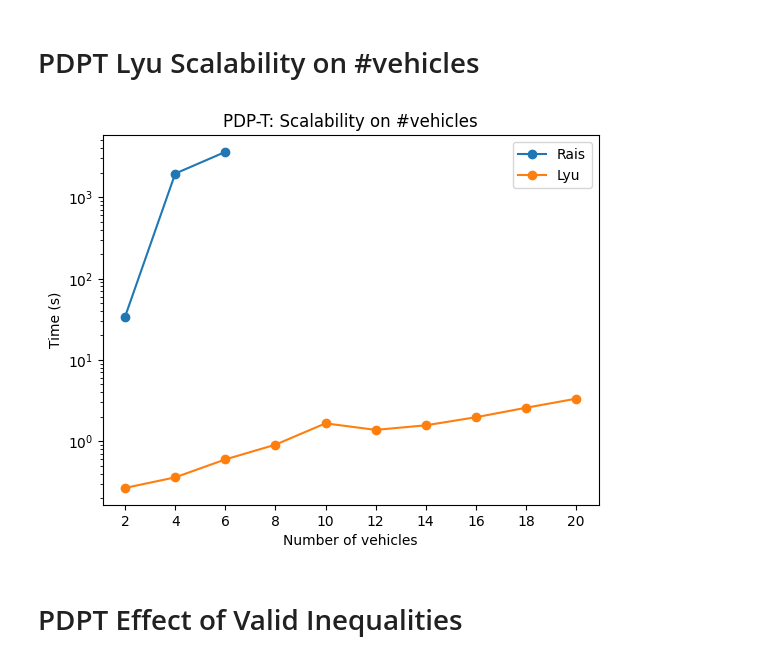
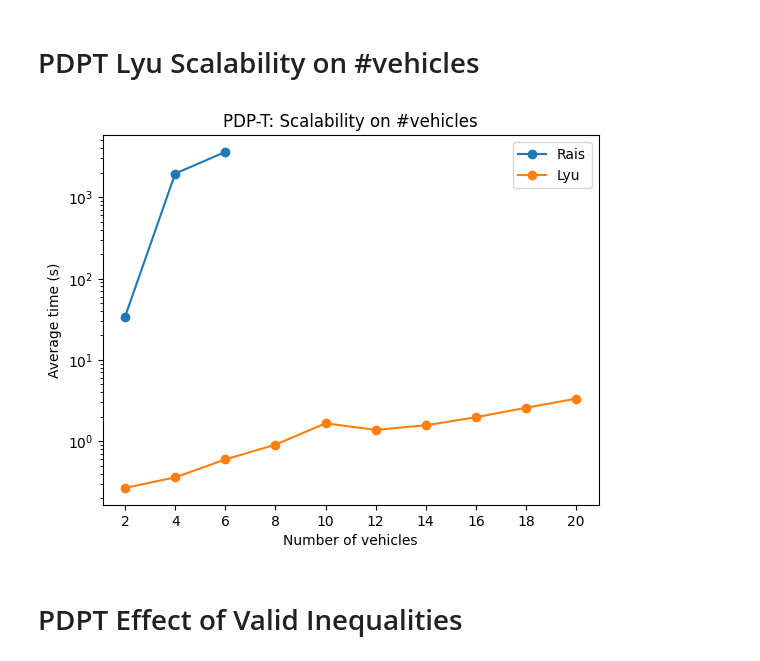
Before and after one commit to mauro-farina/pickup-and-delivery-problem, a Jupyter notebook: src/analyses.ipynb, the cells around one changed output. Cells and saved outputs as stored; diff of their text form; code cells hidden in the pictures.

```diff
--- a/src/analyses.ipynb
+++ b/src/analyses.ipynb
@@ -336,20 +276,20 @@ df_rais = df[df['Model'] == 'Rais']
 # %%
 fig, ax = plt.subplots()
 
 ax.plot(df_rais.groupby('Params')['Time'].mean(), marker='o', label='Rais')
 ax.plot(df_lyu.groupby('Params')['Time'].mean(), marker='o', label='Lyu')
 
 ax.set(title='PDP-T: Scalability on #vehicles',
        yscale='log',
-       ylabel='Time (s)',
+       ylabel='Average time (s)',
        xlabel='Number of vehicles',
        xticks=range(2, 21, 2))
 ax.legend()
 
-fig.savefig('../figures/PDPT-SCALABILITY-V.png')
+fig.savefig('../figures/PDPT-SCALABILITY-V.png', dpi=300)
 plt.show()
 # %% [output]
-[figure, old version]
+[figure, new version]
 # %% [markdown]
 # PDPT Effect of Valid Inequalities
 # %%
```
Also changed, not shown: parts of 20 cells of this notebook.
